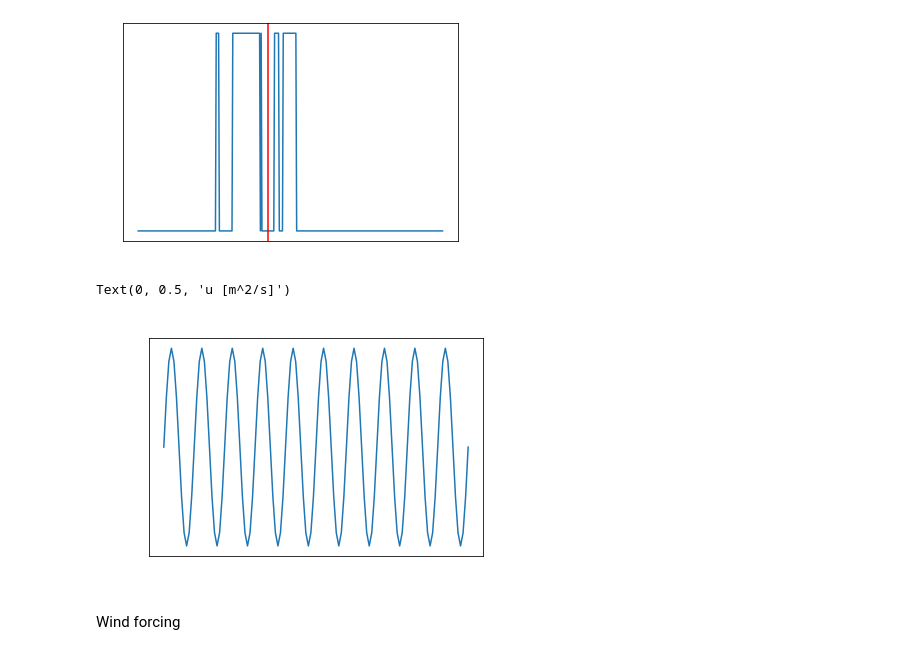
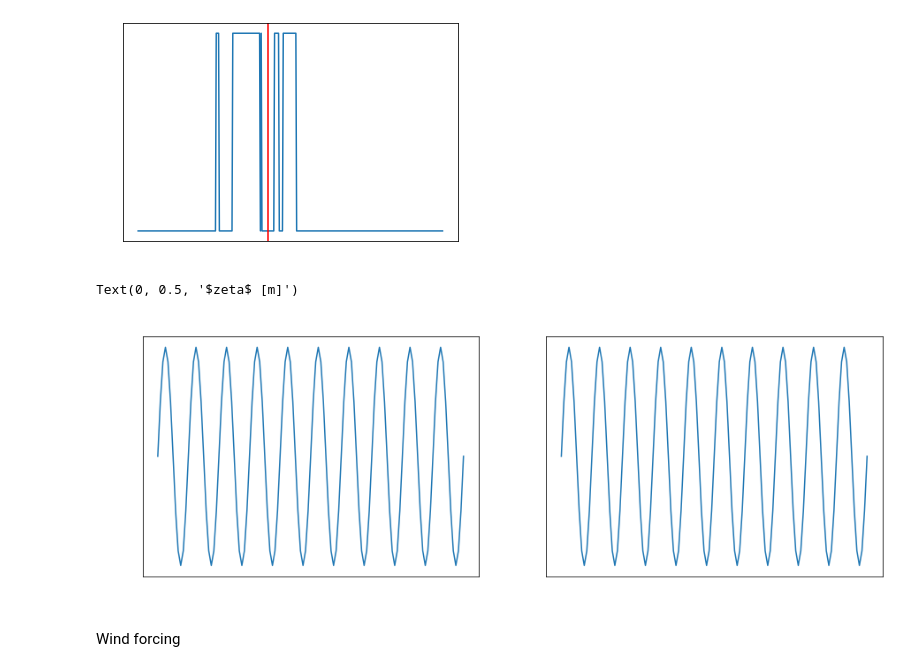
Before and after one commit to sintefmath/reduced-gravity-ocean-model, a Jupyter notebook: notebooks/Oslofjord/Oslofjord-ArtificialParameters.ipynb, the cells around one changed output. Drawn from its saved outputs; the diff is of its cells as text; code cells hidden in the pictures.

```diff
--- a/notebooks/Oslofjord/Oslofjord-ArtificialParameters.ipynb
+++ b/notebooks/Oslofjord/Oslofjord-ArtificialParameters.ipynb
@@ -152,0 +148,3 @@ t=5*24 + 11 # INPUT
+# %%
+data_args["t"] = np.float32(nc["ocean_time"][t].data)
+print("Simulation start time = " + str(datetime.datetime.utcfromtimestamp(data_args["t"]).strftime('%Y-%m-%d %H:%M:%S')))
@@ -250,11 +251,3 @@ bc_v_ref = ampl_v * np.sin(2*np.pi*ts/freq)[:,np.newaxis]
 
 bc_v = np.zeros((T_steps, NX))
 bc_v[:,165:] = np.ones((T_steps, NX-165)) * bc_v_ref
-# %%
-plt.title("current forcing from the south boundary")
-plt.plot(((ts-ts[0])/3600),bc_v[:,170])
-plt.xlabel("time [h]")
-plt.ylabel("u [m^2/s]")
-# %% [output]
-Text(0, 0.5, 'u [m^2/s]')
-[figure, removed]
@@ -261 +263,14 @@ Text(0, 0.5, 'u [m^2/s]')
+# %%
+fig, axs = plt.subplots(1,2, figsize=(15,5))
+axs[0].set_title("current forcing from the south boundary")
+axs[0].plot((ts_steps/3600),bc_v[:,170])
+axs[0].set_xlabel("time [h]")
+axs[0].set_ylabel("u [m^2/s]")
+axs[1].set_title("displacement forcing from the south boundary")
+axs[1].plot((ts_steps/3600),bc_h[:,170])
+axs[1].set_xlabel("time [h]")
+axs[1].set_ylabel("$zeta$ [m]")
+# %% [output]
+Text(0, 0.5, '$zeta$ [m]')
+[figure, added]
 # %%
```
Also changed, not shown: parts of 14 cells of this notebook.
